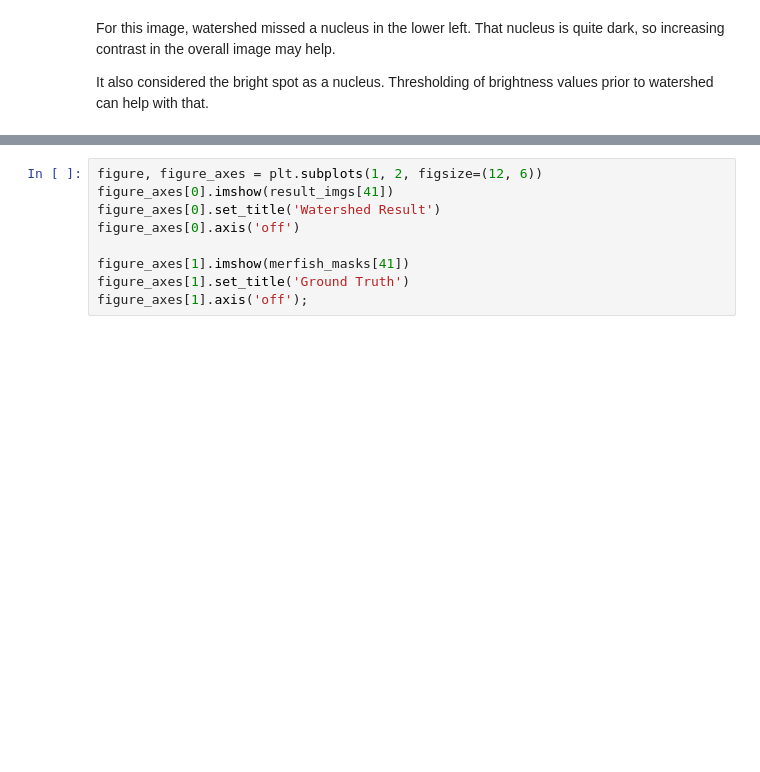
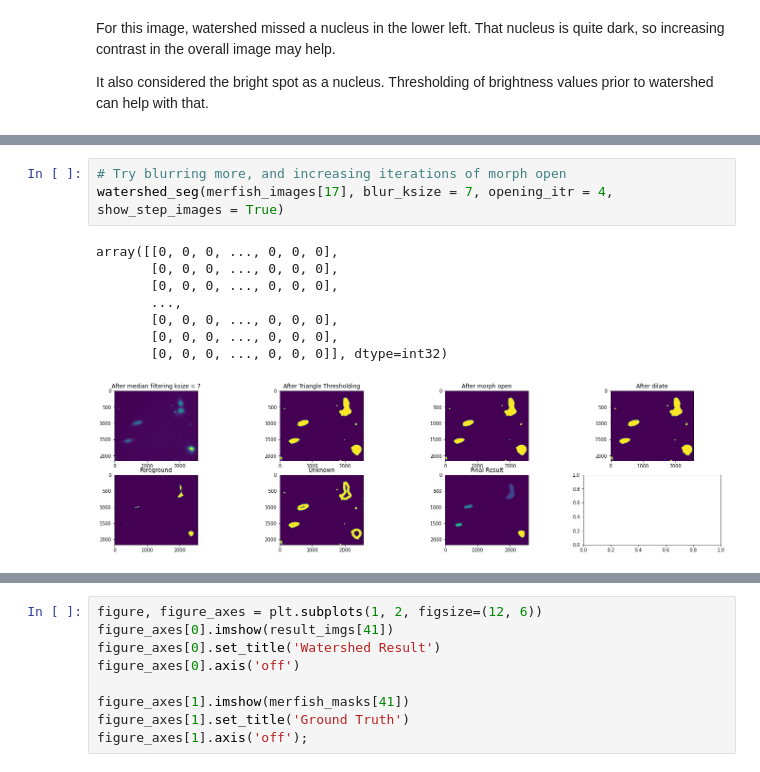
Before and after one commit to annajiwons/merfish-segmentation, a Jupyter notebook: 4_watershed/watershed.ipynb, the cells around one changed output, grey strips where cells are left out. Drawn from its saved outputs; the diff is of its cells as text; blank space fills up the shorter version.

```diff
--- a/4_watershed/watershed.ipynb
+++ b/4_watershed/watershed.ipynb
@@ -399,0 +381,12 @@ The bottom left nucleus was detected as two in this case. This might be because
+# %%
+# Try blurring more, and increasing iterations of morph open
+watershed_seg(merfish_images[17], blur_ksize = 7, opening_itr = 4, show_step_images = True)
+# %% [output]
+array([[0, 0, 0, ..., 0, 0, 0],
+       [0, 0, 0, ..., 0, 0, 0],
+       [0, 0, 0, ..., 0, 0, 0],
+       ...,
+       [0, 0, 0, ..., 0, 0, 0],
+       [0, 0, 0, ..., 0, 0, 0],
+       [0, 0, 0, ..., 0, 0, 0]], dtype=int32)
+[figure, added]
```
Also changed, not shown: parts of 9 cells of this notebook.
